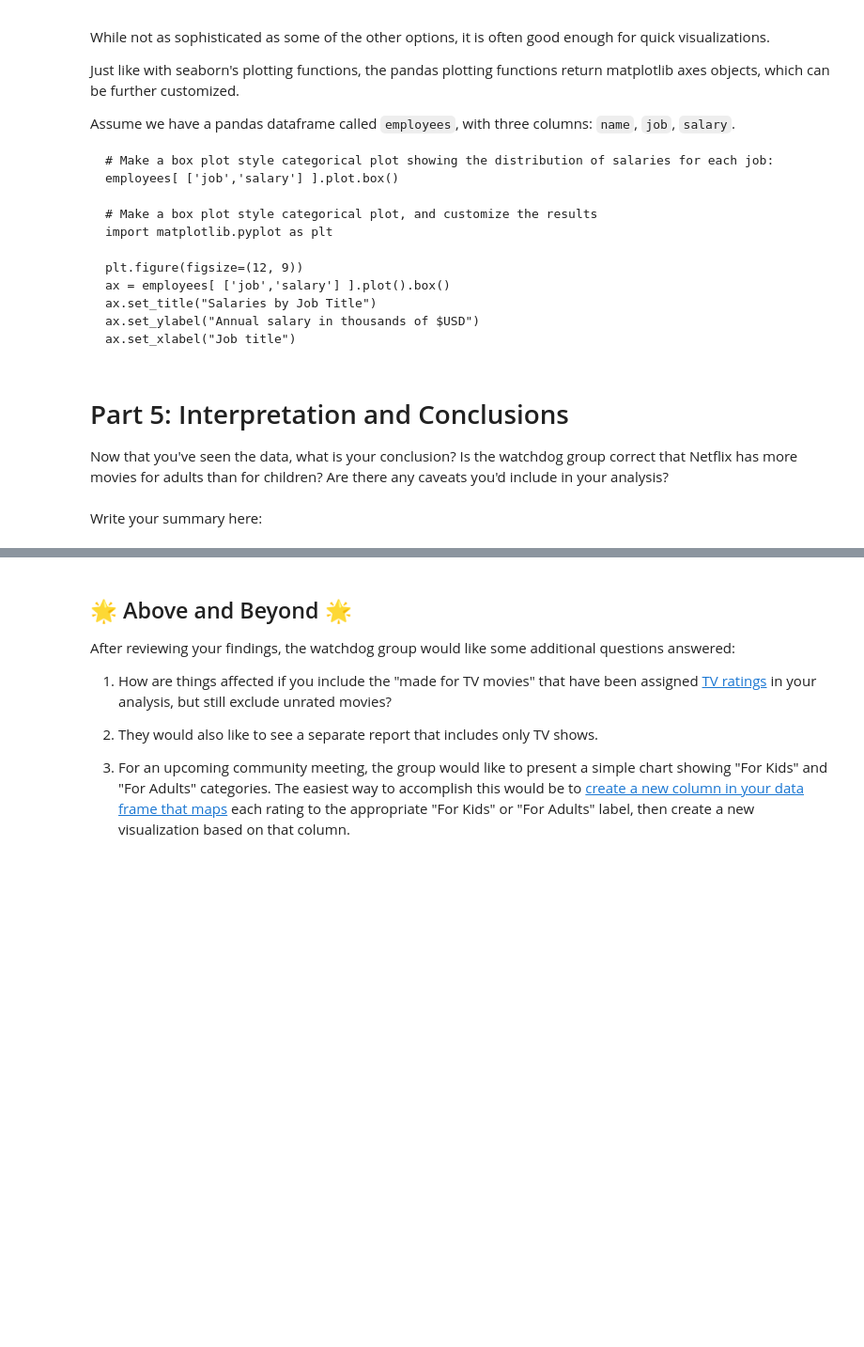
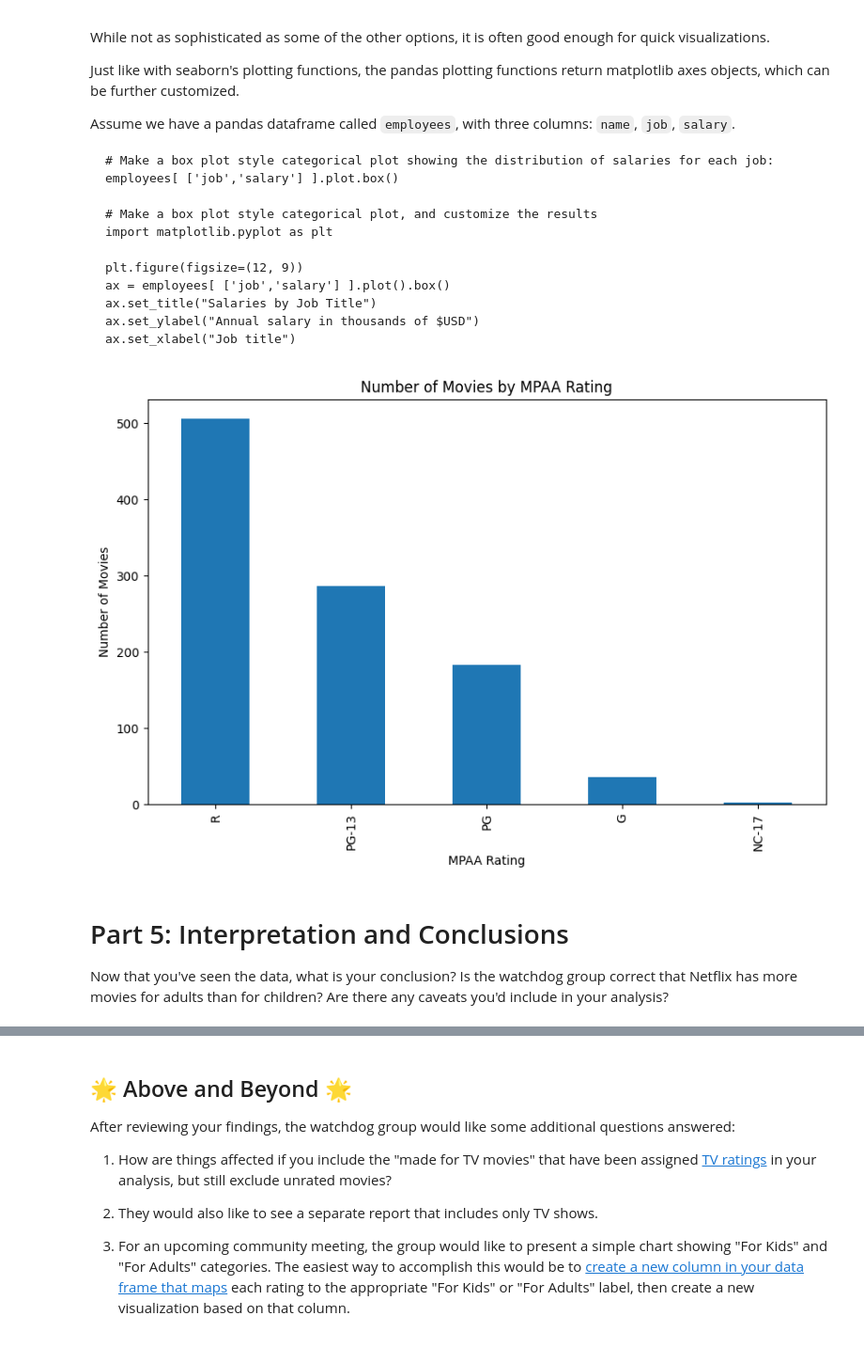
Before and after one commit to tristanstubs/course_work_portfolio, a Jupyter notebook: notebooks/Exploration_01.ipynb, the cells around one changed output, grey strips where cells are left out. Shown at 94% size. Cells and saved outputs as stored; diff of their text form; code cells hidden in the pictures; blank space fills up the shorter version.

```diff
--- a/notebooks/Exploration_01.ipynb
+++ b/notebooks/Exploration_01.ipynb
@@ -276,12 +287,22 @@ Assume we have a pandas dataframe called `employees`, with three columns: `name`
 # %%
 # Use pandas' built in plotting functions to create a count plot comparing the count of each movie rating
 # This will be a little trickier than the other libraries, but one hint is that the pandas value_counts() function
 # actually returns a dataframe.
+
+rating_counts = mpaa_movies['rating'].value_counts()
+
+plt.figure(figsize=(10, 6))
+rating_counts.plot(kind='bar')
+
+plt.title("Number of Movies by MPAA Rating")
+plt.xlabel("MPAA Rating")
+plt.ylabel("Number of Movies")
+plt.show()
+# %% [output]
+[figure, added]
 # %% [markdown]
 # Part 5: Interpretation and Conclusions
 
 Now that you've seen the data, what is your conclusion? Is the watchdog group
 correct that Netflix has more movies for adults than for children? Are there any
 caveats you'd include in your analysis?
-# %% [markdown]
-Write your summary here:
```
Also changed, not shown: parts of 4 cells of this notebook.
